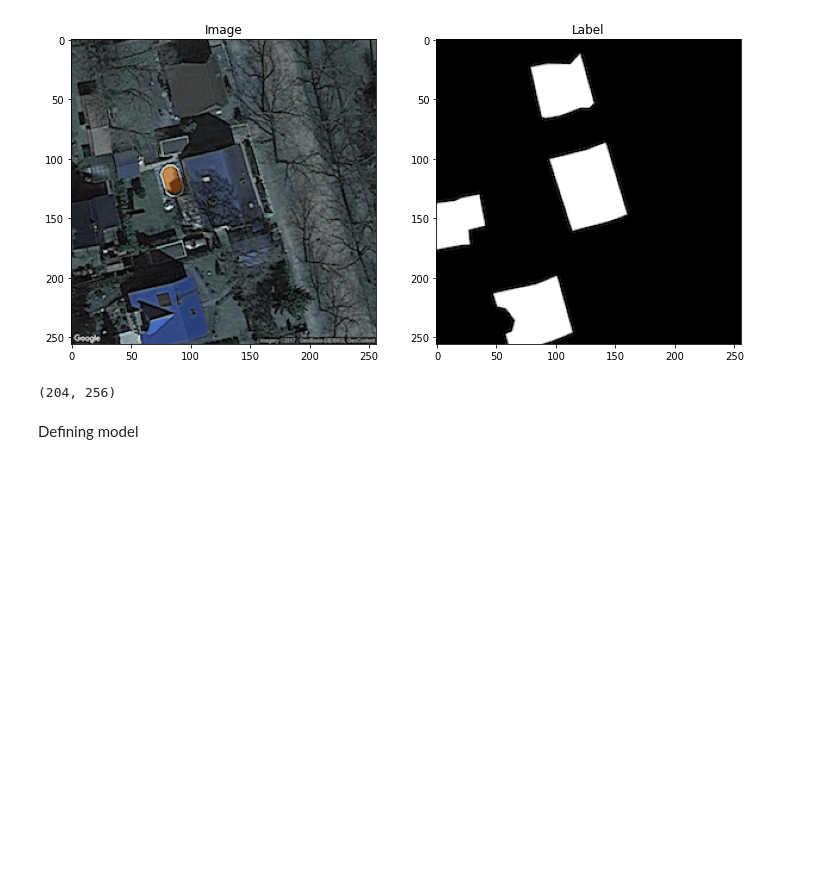
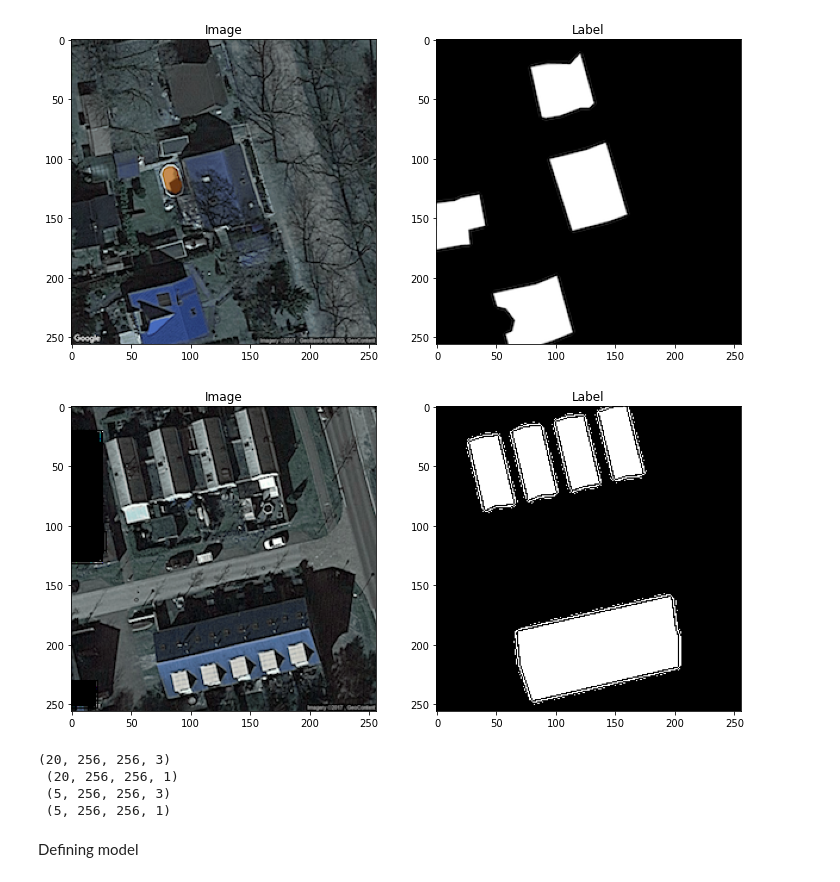
Before and after one commit to fereshteh-bahadory/Segmentation-for-rooftop-images, a Jupyter notebook: j_project.ipynb, the cells around one changed output. Drawn from its saved outputs; the diff is of its cells as text; code cells hidden in the pictures; blank space fills up the shorter version.

```diff
--- a/j_project.ipynb
+++ b/j_project.ipynb
@@ -117,7 +117,7 @@ for path, subdirs, files in os.walk(directory):
         X[k]=image
 # %%
 directory = pathlib.Path('/content')
-y=np.full((25,256,256),0)
+y_lb=np.full((25,256,256),0)
 lb_name=[]
 for path, subdirs, files in os.walk(directory):
   dirname = path.split(os.path.sep)[-1]
@@ -142,7 +142,7 @@ for path, subdirs, files in os.walk(directory):
         label = Image.fromarray(label)
         label=np.array(label)
         #label = to_categorical(label)
-        y[l]=label
+        y_lb[l]=label
 # %%
 import random
 t = random.randint(0,24)
@@ -156,11 +156,49 @@ plt.title('Label')
 plt.show()
 # %% [output]
 [figure]
+# %%
+y_1 = np.full((25,256,256),0)
+y = np.full((25,256,256,1),0)
+matrix = np.full((25,256,256),0)
+pmat = np.full((25,65536),0)
+for i in range(0,24):
+  mat = np.zeros(y_lb[i].size)
+  flat_lb = y_lb[i].flatten()
+  for j in range(0,y_lb[i].size):
+    if flat_lb[j]>0.8:
+      mat[j] = 1
+    else:
+      mat[j]=0
+  mat2_2=mat2*255
+  mat2_reshape = mat2_2.reshape(256,256)
+  mat2_fin= np.expand_dims(mat2_reshape, axis = 2)
+  pmat[i]=mat
+  mat_reshape=mat.reshape(256,256)
+  y[i]=mat2_fin
+  matrix[i]=mat_reshape
+for i in range(0,24):
+  y[i]=np.expand_dims(matrix[i], axis = 2)
+# %%
+import random
+t = random.randint(0,24)
+plt.figure(figsize=(12, 8))
+plt.subplot(121)
+plt.imshow(X[t])
+plt.title('Image')
+plt.subplot(122)
+plt.imshow(matrix[t], cmap='gray')
+plt.title('Label')
+plt.show()
+# %% [output]
+[figure, added]
 # %%
-X_train,X_test,y_train,y_test = train_test_split(image,label,test_size=0.20)
-y_train.shape
+X_train,X_test,y_train,y_test = train_test_split(X,y,test_size=0.20)
+print(X_train.shape,'\n',y_train.shape, '\n',X_test.shape, '\n', y_test.shape)
 # %% [output]
-(204, 256)
+(20, 256, 256, 3)
+ (20, 256, 256, 1)
+ (5, 256, 256, 3)
+ (5, 256, 256, 1)
 # %% [markdown]
 Defining model
 # %%
```
Also changed, not shown: parts of 2 cells of this notebook.
